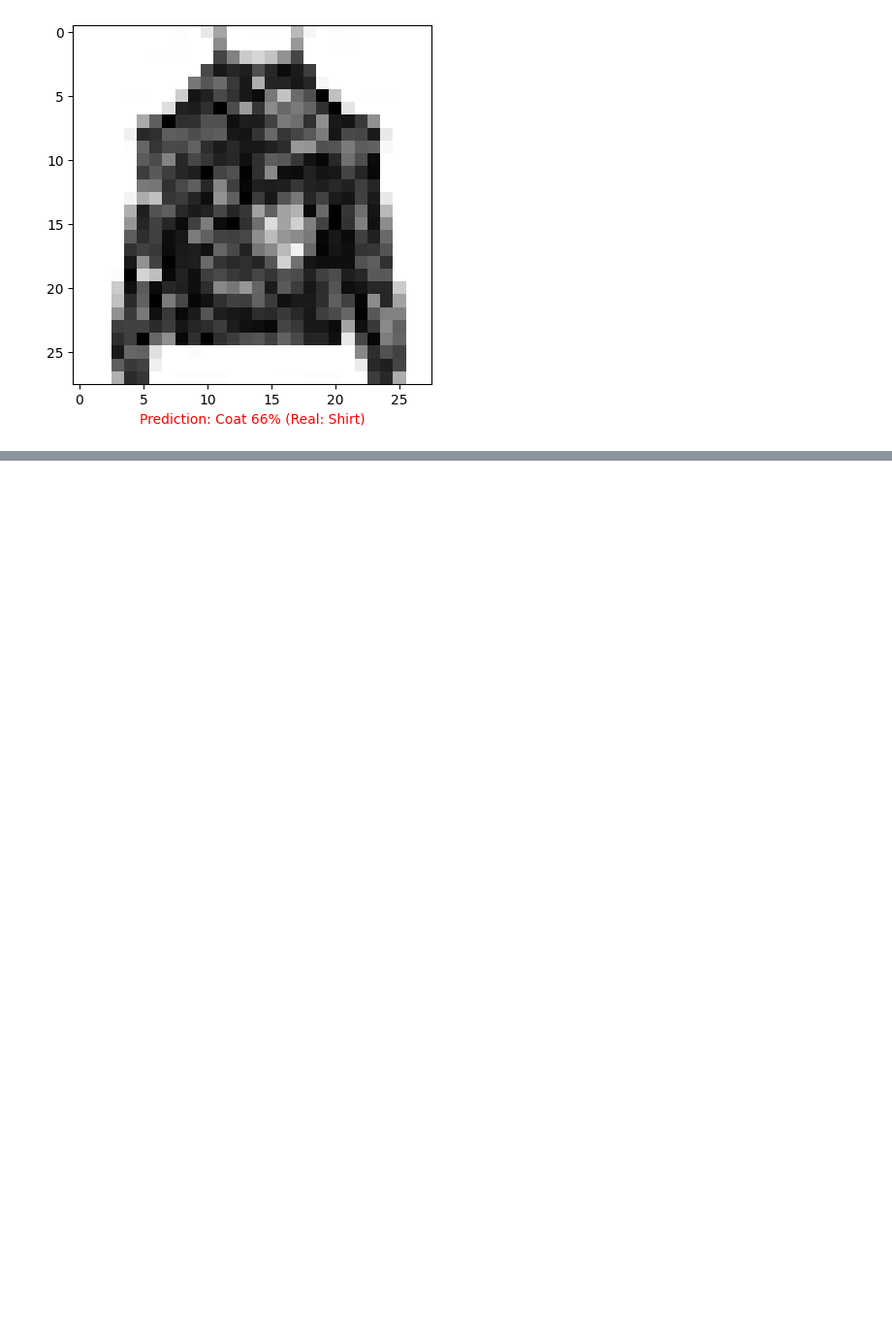
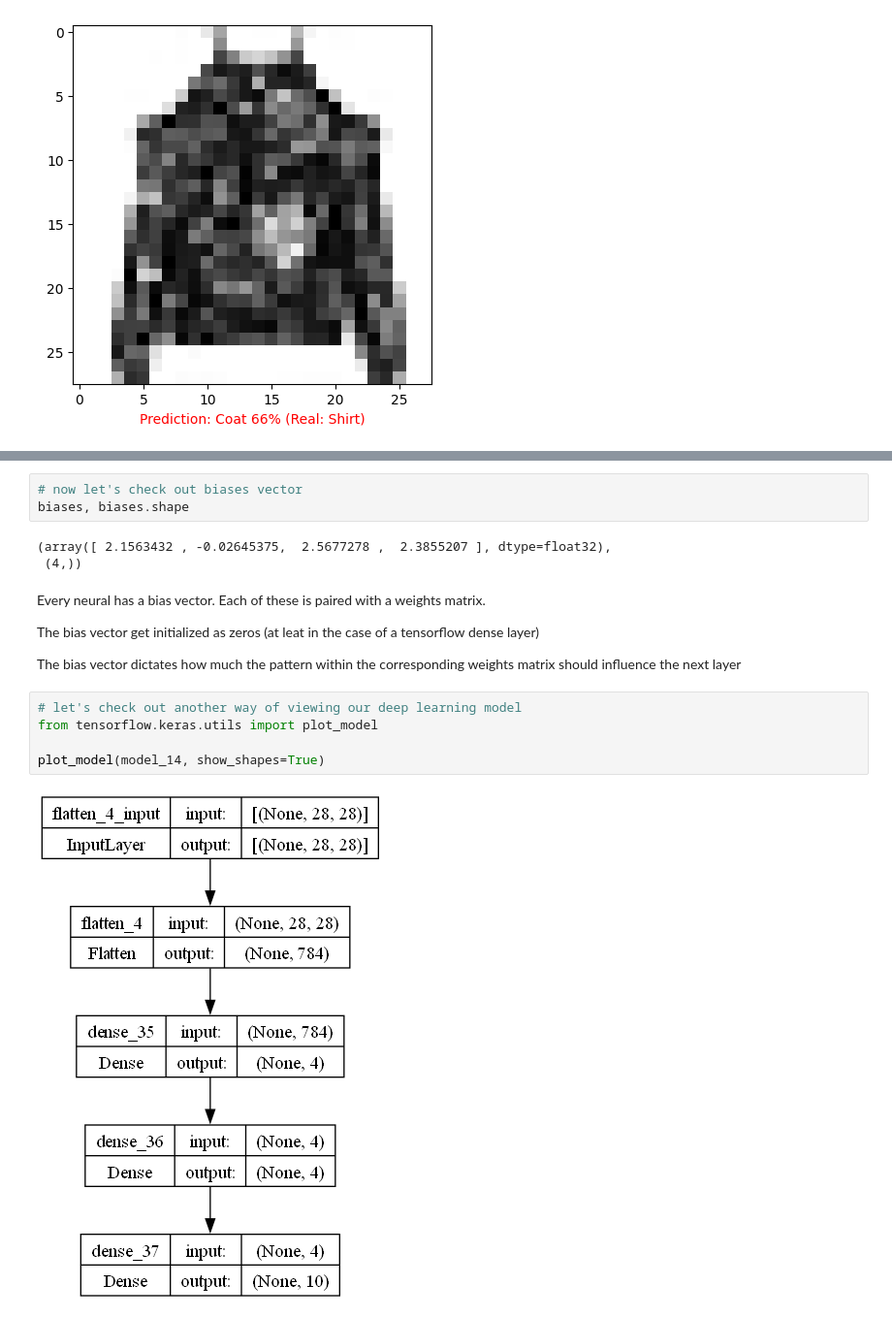
Before and after one commit to RobertoRosa7/curso-tensorflow, a Jupyter notebook: tensorflow_zero_to_master/neural_network_classification.ipynb, the cells around one changed output, grey strips where cells are left out. Shown at 97% size. Cells and saved outputs as stored; diff of their text form; blank space fills up the shorter version.

Commit message:
weight and bias

```diff
--- a/tensorflow_zero_to_master/neural_network_classification.ipynb
+++ b/tensorflow_zero_to_master/neural_network_classification.ipynb
@@ -1372,0 +1418,19 @@ plot_random_image(model_14, images=test_data_norm, true_labels=test_labels, clas
+# %%
+# now let's check out biases vector
+biases, biases.shape
+# %% [output]
+(array([ 2.1563432 , -0.02645375,  2.5677278 ,  2.3855207 ], dtype=float32),
+ (4,))
+# %% [markdown]
+Every neural has a bias vector. Each of these is paired with a weights matrix.
+
+The bias vector get initialized as zeros (at leat in the case of a tensorflow dense layer)
+
+The bias vector dictates how much the pattern within the corresponding weights matrix should influence the next layer
+# %%
+# let's check out another way of viewing our deep learning model
+from tensorflow.keras.utils import plot_model
+
+plot_model(model_14, show_shapes=True)
+# %% [output]
+[figure, added]
```
Also changed, not shown: parts of 4 cells of this notebook, 1 other file.
